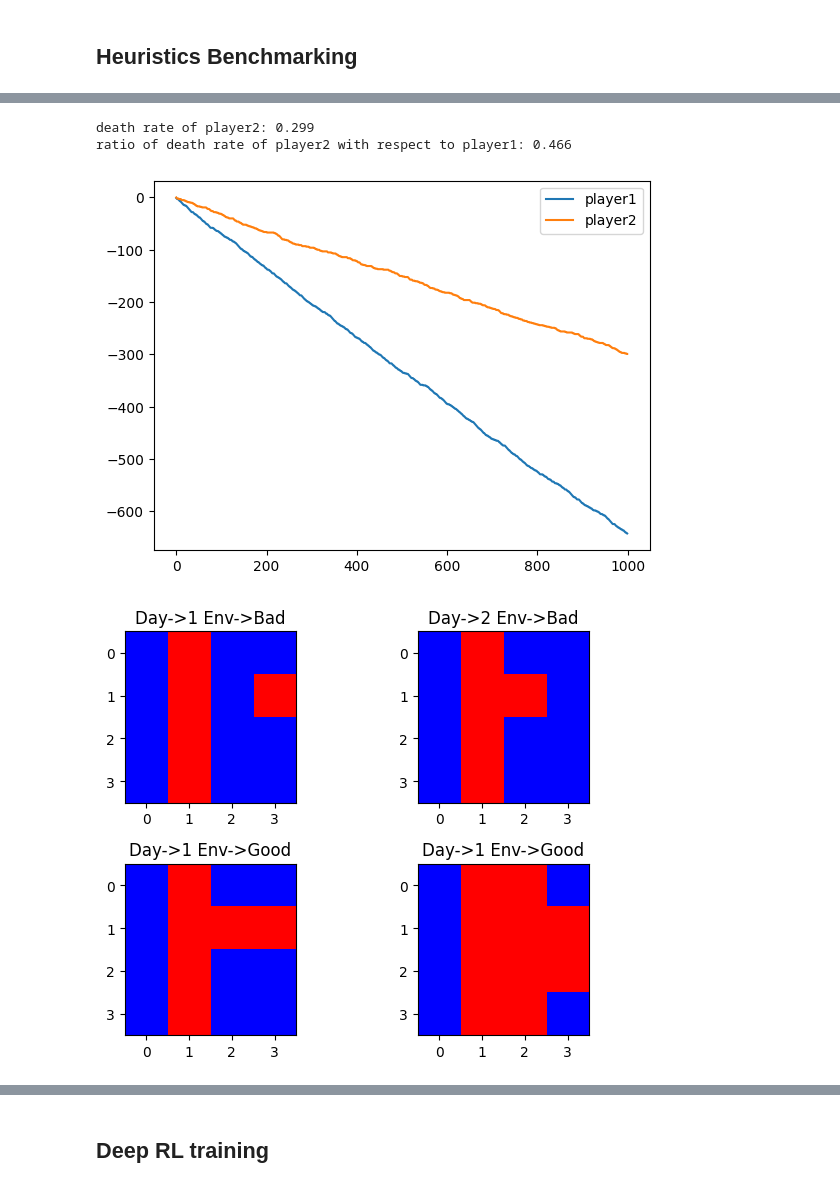
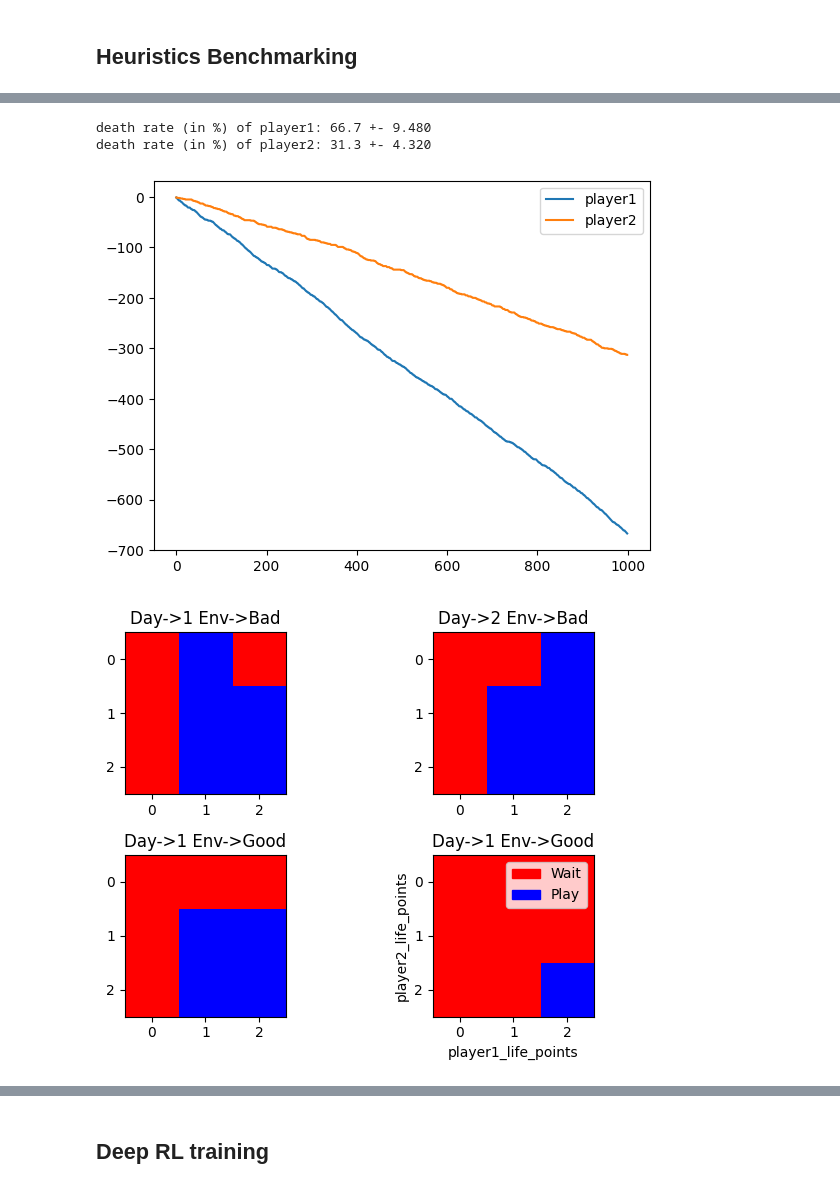
Before and after one commit to faizankshaikh/HomMul, a Jupyter notebook: experiments/trial1.ipynb, the cells around one changed output, grey strips where cells are left out. Cells and saved outputs as stored; diff of their text form; code cells hidden in the pictures.

```diff
--- a/experiments/trial1.ipynb
+++ b/experiments/trial1.ipynb
@@ -332,16 +444,33 @@ for _ in range(episodes):
     episode_rews.append([rews['player1'], rews['player2']])
 
 arr = np.array(episode_rews)
-death_rates = np.sum(arr, axis=0) / np.sum(arr, axis=0)[0]
-print(f"death rate of player2: {(np.sum(arr, axis=0) / arr.shape[0])[-1] * -1:.3f}")
-print(f"ratio of death rate of player2 with respect to player1: {death_rates[-1]:.3f}")
+interval_size = 100
+num_intervals = episodes // interval_size
+
+means = []
+std_devs = []
+
+for i in range(0, episodes, interval_size):
+    interval_data = arr[i:i+interval_size]
+    mean = np.mean(interval_data, axis=0)
+    means.append(mean)
+
+for i in range(num_intervals - 1):
+    mean_diff = means[i+1] - means[i]
+    std_devs.append(mean_diff)
+
+avg = (np.mean(arr, axis=0)) * -100
+std_dev = np.std(std_devs, axis=0) * 100
+
+print(f"death rate (in %) of player1: {avg[0]:.1f} +- {std_dev[0]:.3f}")
+print(f"death rate (in %) of player2: {avg[1]:.1f} +- {std_dev[1]:.3f}")
 plt.plot(arr.cumsum(axis=0))
 plt.legend(("player1", "player2"))
 plt.show()
 # %% [output]
-death rate of player2: 0.299
-ratio of death rate of player2 with respect to player1: 0.466
+death rate (in %) of player1: 66.7 +- 9.480
+death rate (in %) of player2: 31.3 +- 4.320
-[figure, old version]
+[figure, new version]
 # %%
 #@title Load optimal policy
 
@@ -356,35 +485,46 @@ def optimal(obs):
 # %%
 #@title Visualize optimal policy
 
 df = pd.read_csv("models/optimal_policy.csv")
 
 fig, ((ax1, ax2), (ax3, ax4)) = plt.subplots(2, 2)
 
-arr = df.loc[(df["days_left"] == 1) & (df["player1_prob_payoff"] < 0.3), "action"].values
-arr = np.insert(arr, 0, 1, axis=0)
+arr = df.loc[(df["days_left"] == 1) &
+    (df["player1_life_points"] > 0.5) &
+    (df["player2_life_points"] > 0.5) & (df["player1_prob_payoff"] < 0.3), "action"].values
 
-ax1.imshow(np.reshape(arr, (4, 4)), cmap='bwr')
+ax1.imshow(np.reshape(arr, (3, 3)), cmap='bwr')
 ax1.set_title("Day->1 Env->Bad")
 
-arr = df.loc[(df["days_left"] == 2) & (df["player1_prob_payoff"] < 0.3), "action"].values
-arr = np.insert(arr, 0, 1, axis=0)
+arr = df.loc[(df["days_left"] == 2) &
+    (df["player1_life_points"] > 0.5) &
+    (df["player2_life_points"] > 0.5) & (df["player1_prob_payoff"] < 0.3), "action"].values
 
-ax2.imshow(np.reshape(arr, (4, 4)), cmap='bwr')
+ax2.imshow(np.reshape(arr, (3, 3)), cmap='bwr')
 ax2.set_title("Day->2 Env->Bad")
 
-arr = df.loc[(df["days_left"] == 1) & (df["player1_prob_payoff"] > 0.3), "action"].values
-arr = np.insert(arr, 0, 1, axis=0)
+arr = df.loc[(df["days_left"] == 1) &
+    (df["player1_life_points"] > 0.5) &
+    (df["player2_life_points"] > 0.5) & (df["player1_prob_payoff"] > 0.3), "action"].values
 
-ax3.imshow(np.reshape(arr, (4, 4)), cmap='bwr')
+ax3.imshow(np.reshape(arr, (3, 3)), cmap='bwr')
 ax3.set_title("Day->1 Env->Good")
 
-arr = df.loc[(df["days_left"] == 2) & (df["player1_prob_payoff"] > 0.3), "action"].values
-arr = np.insert(arr, 0, 1, axis=0)
+arr = df.loc[(df["days_left"] == 2) &
+    (df["player1_life_points"] > 0.5) &
+    (df["player2_life_points"] > 0.5) & (df["player1_prob_payoff"] > 0.3), "action"].values
 
-ax4.imshow(np.reshape(arr, (4, 4)), cmap='bwr')
+ax = ax4.imshow(np.reshape(arr, (3, 3)), cmap='bwr')
 ax4.set_title("Day->1 Env->Good")
+ax4.set_xlabel("player1_life_points")
+ax4.set_ylabel("player2_life_points")
+
+red_patch = mpatches.Patch(color='red', label='Wait')
+blue_patch = mpatches.Patch(color='blue', label='Play')
+
+plt.legend(handles=[red_patch, blue_patch])
 
 fig.tight_layout()
 plt.show()
 # %% [output]
-[figure, old version]
+[figure, new version]
```
Also changed, not shown: parts of 29 cells of this notebook.
